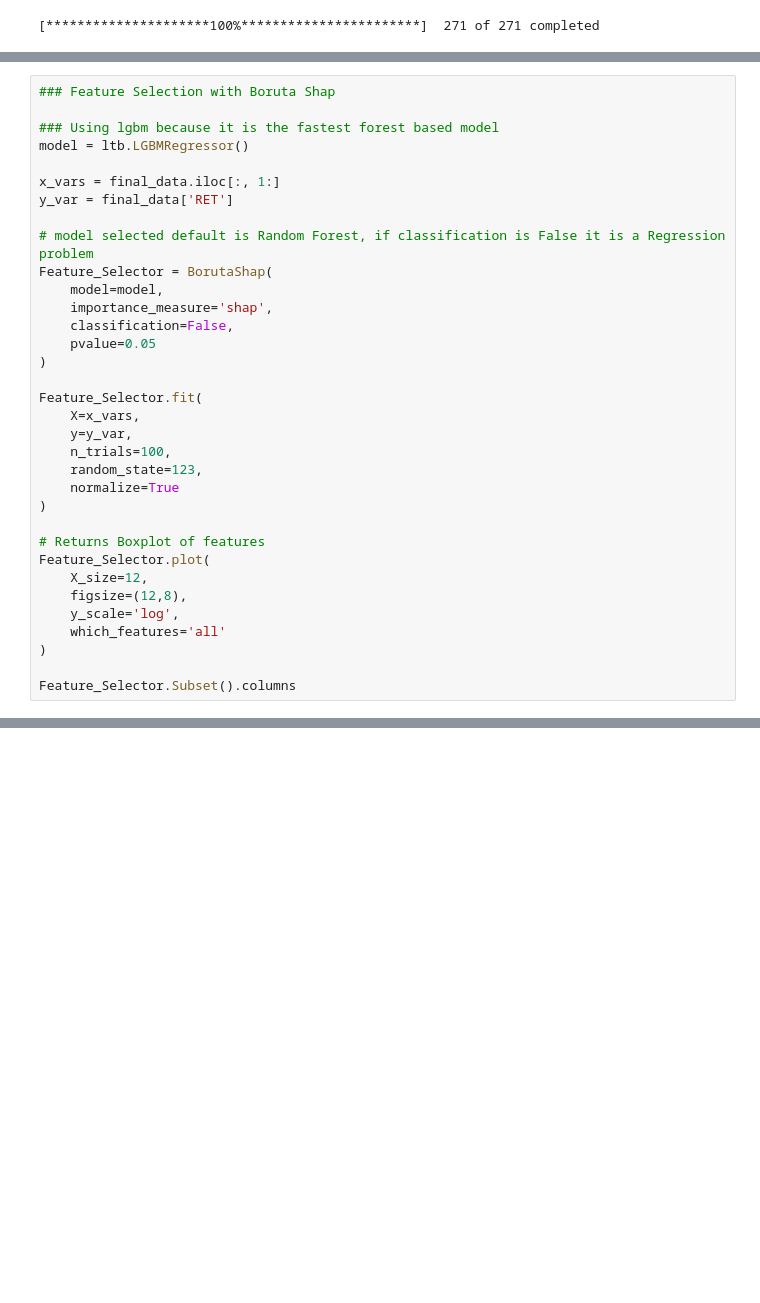
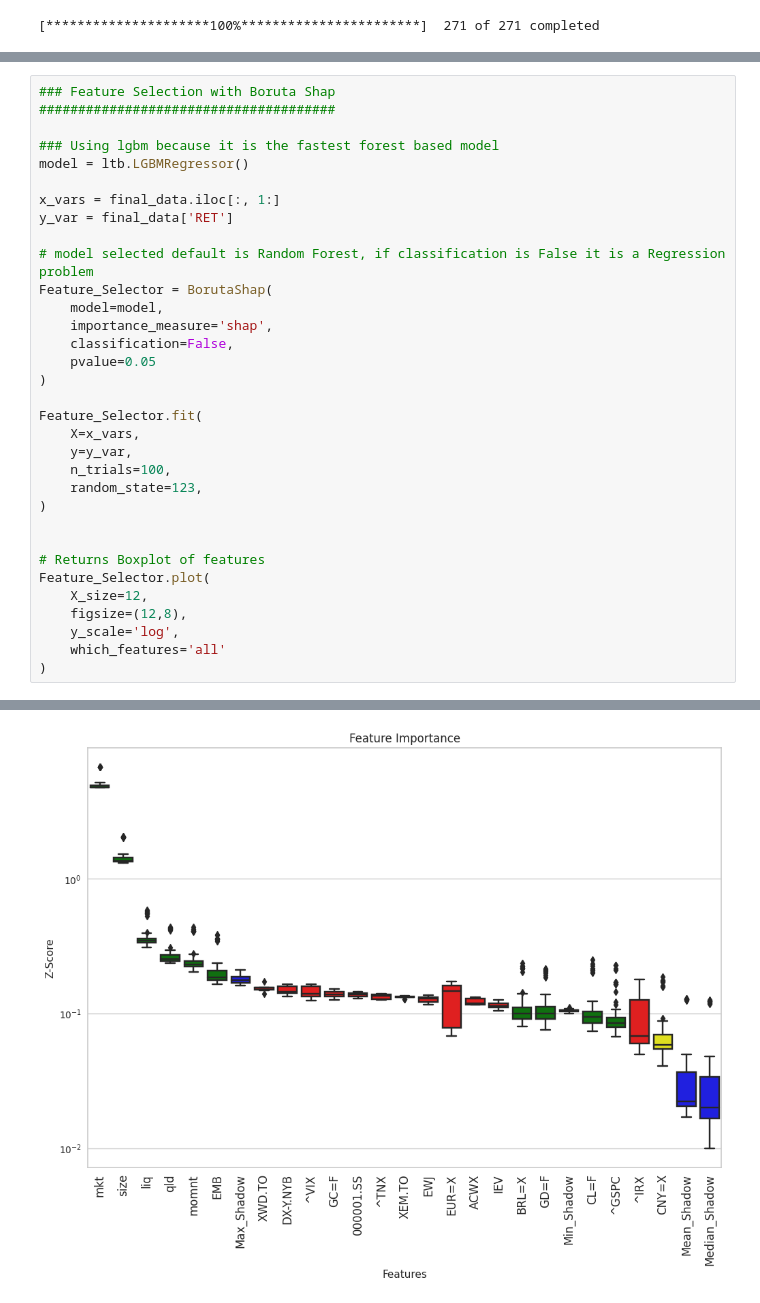
Before and after one commit to vinicius-vargas/robust-market-screener, a Jupyter notebook: market_predictors_selection.ipynb, the cells around one changed output, grey strips where cells are left out. Cells and saved outputs as stored; diff of their text form; blank space fills up the shorter version.

```diff
--- a/market_predictors_selection.ipynb
+++ b/market_predictors_selection.ipynb
@@ -338,5 +334,6 @@ INFO:logs:plot_model() succesfully completed....................................
 # %%
 ### Feature Selection with Boruta Shap
+######################################
 
 ### Using lgbm because it is the fastest forest based model
 model = ltb.LGBMRegressor()
@@ -357,8 +354,8 @@ Feature_Selector.fit(
     y=y_var,
     n_trials=100,
     random_state=123,
-    normalize=True
 )
+
 
 # Returns Boxplot of features
 Feature_Selector.plot(
@@ -367,5 +364,4 @@ Feature_Selector.plot(
     y_scale='log',
     which_features='all'
 )
-
-Feature_Selector.Subset().columns
+# %% [output]
@@ -371,0 +371 @@ Feature_Selector.Subset().columns
+[figure, added]
```
Also changed, not shown: parts of 32 cells of this notebook.
